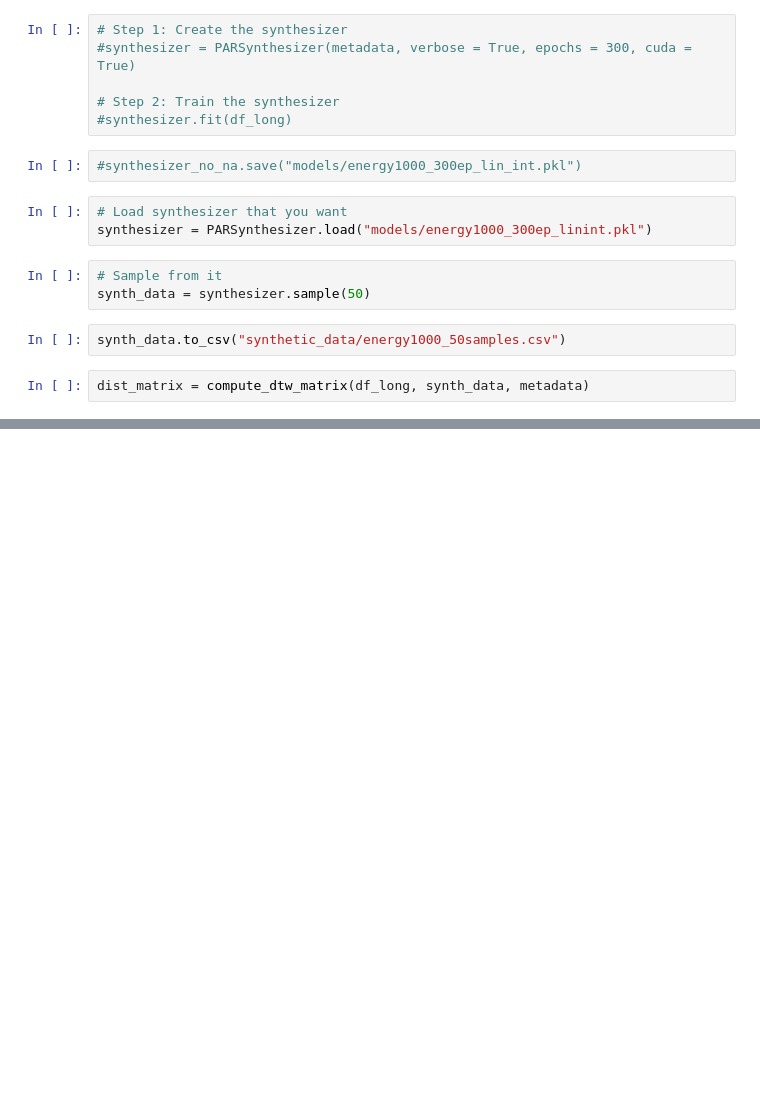
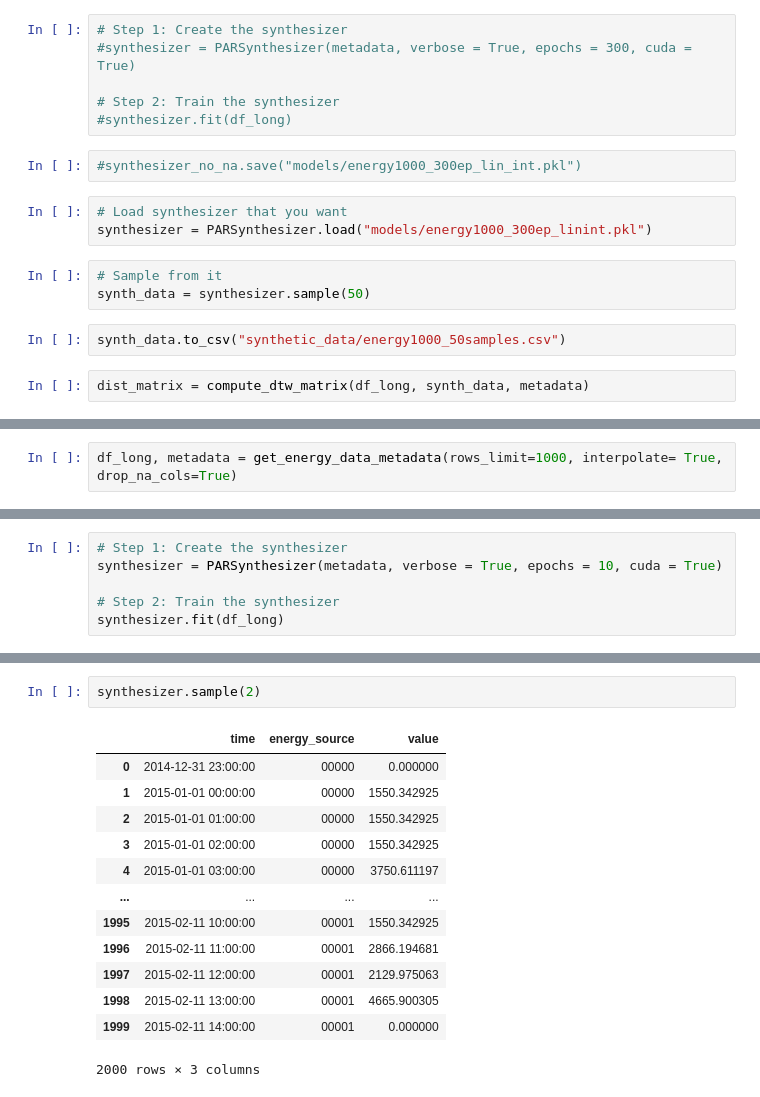
Before and after one commit to oskargirardin/CRP_GDPR_datasets, a Jupyter notebook: use_cases/time_series_prediction/time_series.ipynb, the cells around one changed output, grey strips where cells are left out. Saved outputs shown, nothing was run; the diff lists cells and outputs as text; blank space fills up the shorter version.

```diff
--- a/use_cases/time_series_prediction/time_series.ipynb
+++ b/use_cases/time_series_prediction/time_series.ipynb
@@ -430,0 +460,2 @@ dist_matrix.describe()
+# %%
+df_long, metadata = get_energy_data_metadata(rows_limit=1000, interpolate= True, drop_na_cols=True)
@@ -430,0 +478,6 @@ dist_matrix.describe()
+# %%
+# Step 1: Create the synthesizer
+synthesizer = PARSynthesizer(metadata, verbose = True, epochs = 10, cuda = True)
+
+# Step 2: Train the synthesizer
+synthesizer.fit(df_long)
@@ -430,0 +500,16 @@ dist_matrix.describe()
+# %%
+synthesizer.sample(2)
+# %% [output]
+|  | time | energy_source | value |
+| 0 | 2014-12-31 23:00:00 | 00000 | 0.000000 |
+| 1 | 2015-01-01 00:00:00 | 00000 | 1550.342925 |
+| 2 | 2015-01-01 01:00:00 | 00000 | 1550.342925 |
+| 3 | 2015-01-01 02:00:00 | 00000 | 1550.342925 |
+| 4 | 2015-01-01 03:00:00 | 00000 | 3750.611197 |
+| ... | ... | ... | ... |
+| 1995 | 2015-02-11 10:00:00 | 00001 | 1550.342925 |
+| 1996 | 2015-02-11 11:00:00 | 00001 | 2866.194681 |
+| 1997 | 2015-02-11 12:00:00 | 00001 | 2129.975063 |
+| 1998 | 2015-02-11 13:00:00 | 00001 | 4665.900305 |
+| 1999 | 2015-02-11 14:00:00 | 00001 | 0.000000 |
+2000 rows × 3 columns
```
Also changed, not shown: parts of 9 cells of this notebook, 1 other file.
